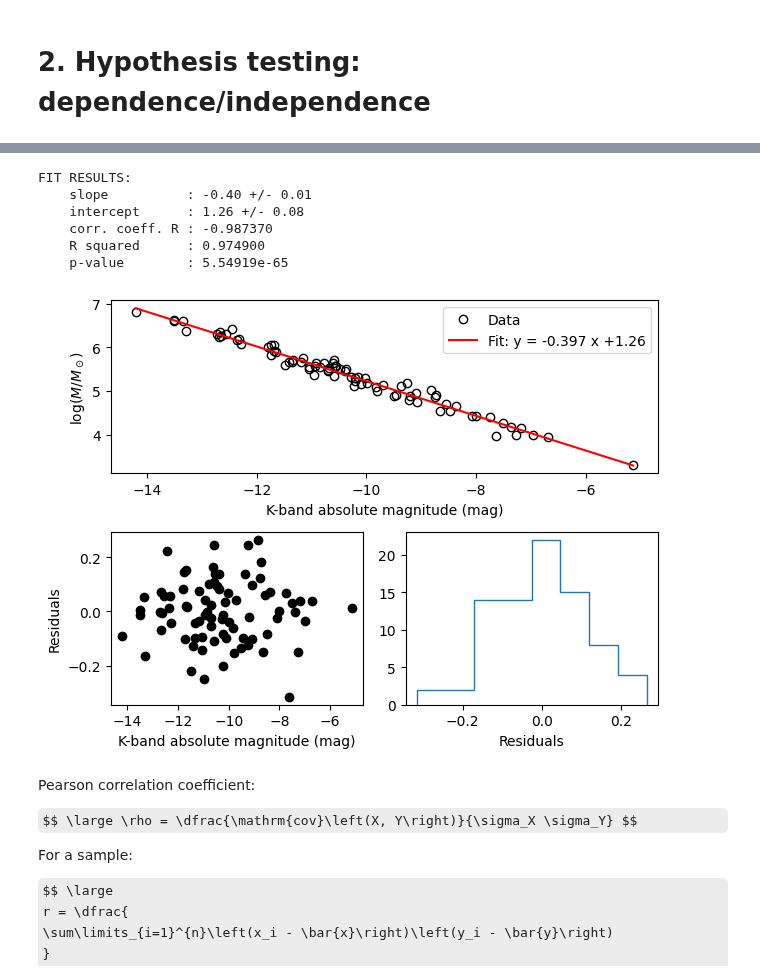
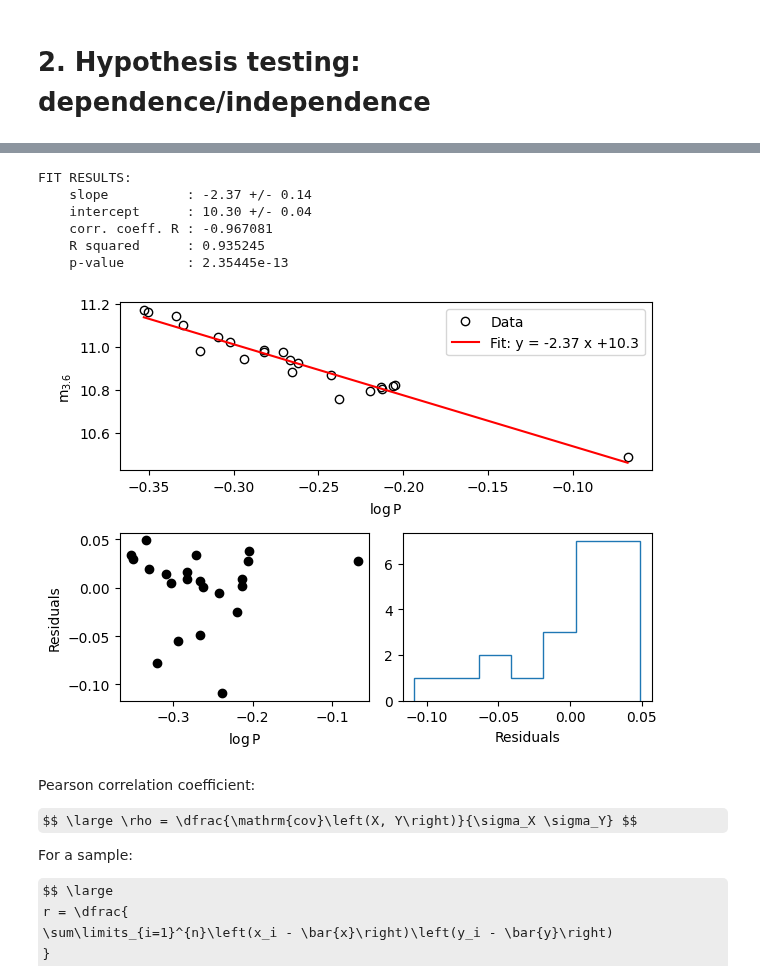
Before and after one commit to astrostatistics-in-crete/2024_summer_school, a Jupyter notebook: 04_MLE/MLE_AnswerKey.ipynb, the cells around one changed output, grey strips where cells are left out. Drawn from its saved outputs; the diff is of its cells as text; code cells hidden in the pictures; some formulas as TeX source.

```diff
--- a/04_MLE/MLE_AnswerKey.ipynb
+++ b/04_MLE/MLE_AnswerKey.ipynb
@@ -248,48 +236,49 @@ We can perform an ordinary least-squares fit to get the best-fitting values of $
 The documentation reports:
 > The p-value for a hypothesis test whose null hypothesis is that the slope is zero, using Wald Test with t-distribution of the test statistic.
 # %%
-res = st.linregress(x=K_absolute_magnitudes, y=log_masses)
+import scipy.stats as st
+res = st.linregress(x=logP, y=m36)
 
 slope, intercept, rvalue, pvalue, slope_stderr = res
 intercept_stderr = res.intercept_stderr                # for compatibility this value is extracted like this
 
 print("FIT RESULTS:")
 print("    slope          : {:.2f} +/- {:.2f}".format(slope, slope_stderr))
 print("    intercept      : {:.2f} +/- {:.2f}".format(intercept, intercept_stderr))
 print("    corr. coeff. R : {:.6f}".format(rvalue))
 print("    R squared      : {:.6f}".format(rvalue**2.0))
 print("    p-value        : {:.6g}".format(pvalue))
 
-x_plot = np.array([min(K_absolute_magnitudes), max(K_absolute_magnitudes)])
+x_plot = np.array([min(logP), max(logP)])
 y_plot = slope * x_plot + intercept
 
 plt.figure()
 plt.subplot(211)
-plt.plot(K_absolute_magnitudes, log_masses, "ko", mfc="none", label="Data")
+plt.plot(logP, m36, "ko", mfc="none", label="Data")
 plt.plot(x_plot, y_plot, "r-", label="Fit: y = {:.3g} x {:+.3g}".format(slope, intercept))
-plt.xlabel("K-band absolute magnitude (mag)")
-plt.ylabel("$\log(M/M_\odot)$")
+plt.xlabel(r"$\log P$")
+plt.ylabel(r"$m_{3.6}$")
 plt.legend(loc="upper right")
 
-residuals = log_masses - (slope * K_absolute_magnitudes + intercept)
+residuals = m36 - (slope * logP + intercept)
 # plt.figure(constrained_layout=True)
 plt.subplot(223)
-plt.plot(K_absolute_magnitudes, residuals, "ko")
-plt.xlabel("K-band absolute magnitude (mag)")
+plt.plot(logP, residuals, "ko")
+plt.xlabel(r"$\log P$")
 plt.ylabel("Residuals")
 plt.subplot(224)
 plt.hist(residuals, bins="fd", histtype="step")
 plt.xlabel("Residuals")
 plt.tight_layout()
 plt.show()
 # %% [output]
 FIT RESULTS:
-    slope          : -0.40 +/- 0.01
-    intercept      : 1.26 +/- 0.08
-    corr. coeff. R : -0.987370
-    R squared      : 0.974900
-    p-value        : 5.54919e-65
+    slope          : -2.37 +/- 0.14
+    intercept      : 10.30 +/- 0.04
+    corr. coeff. R : -0.967081
+    R squared      : 0.935245
+    p-value        : 2.35445e-13
-[figure, old version]
+[figure, new version]
 # %% [markdown]
 Pearson correlation coefficient:
 
```
Also changed, not shown: parts of 10 cells of this notebook.
